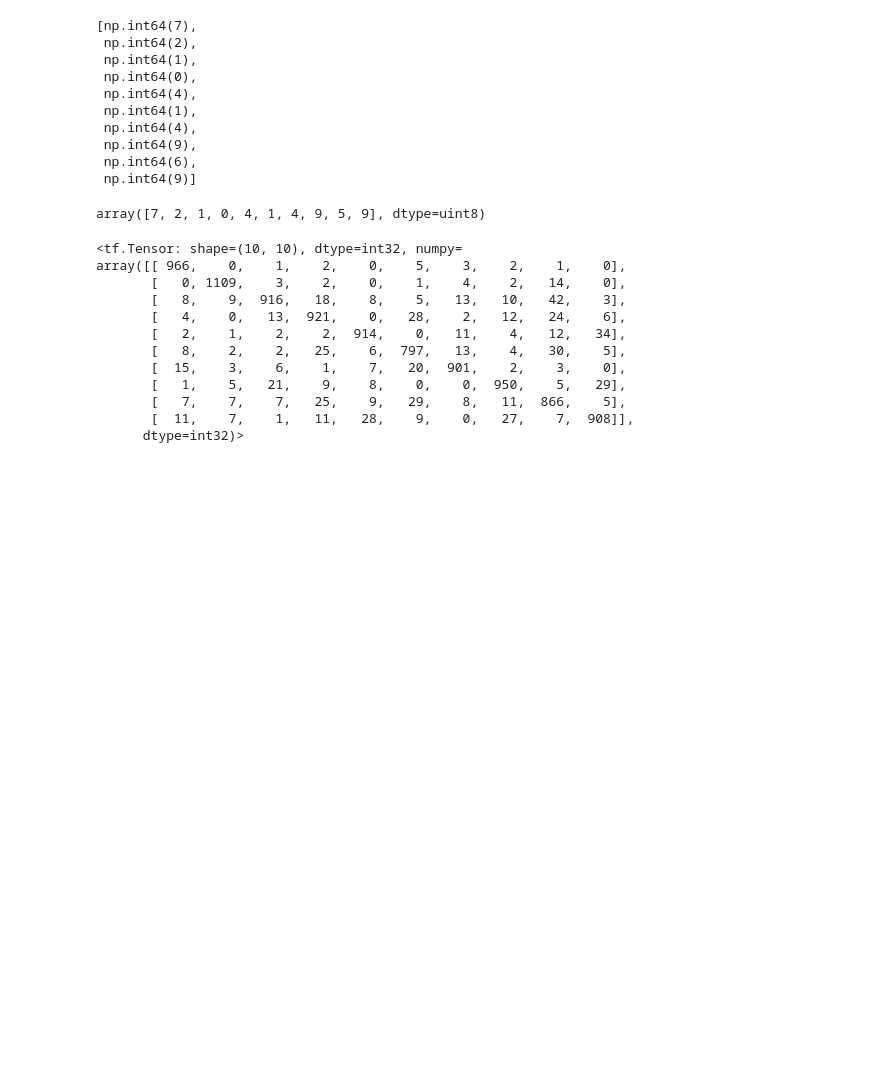
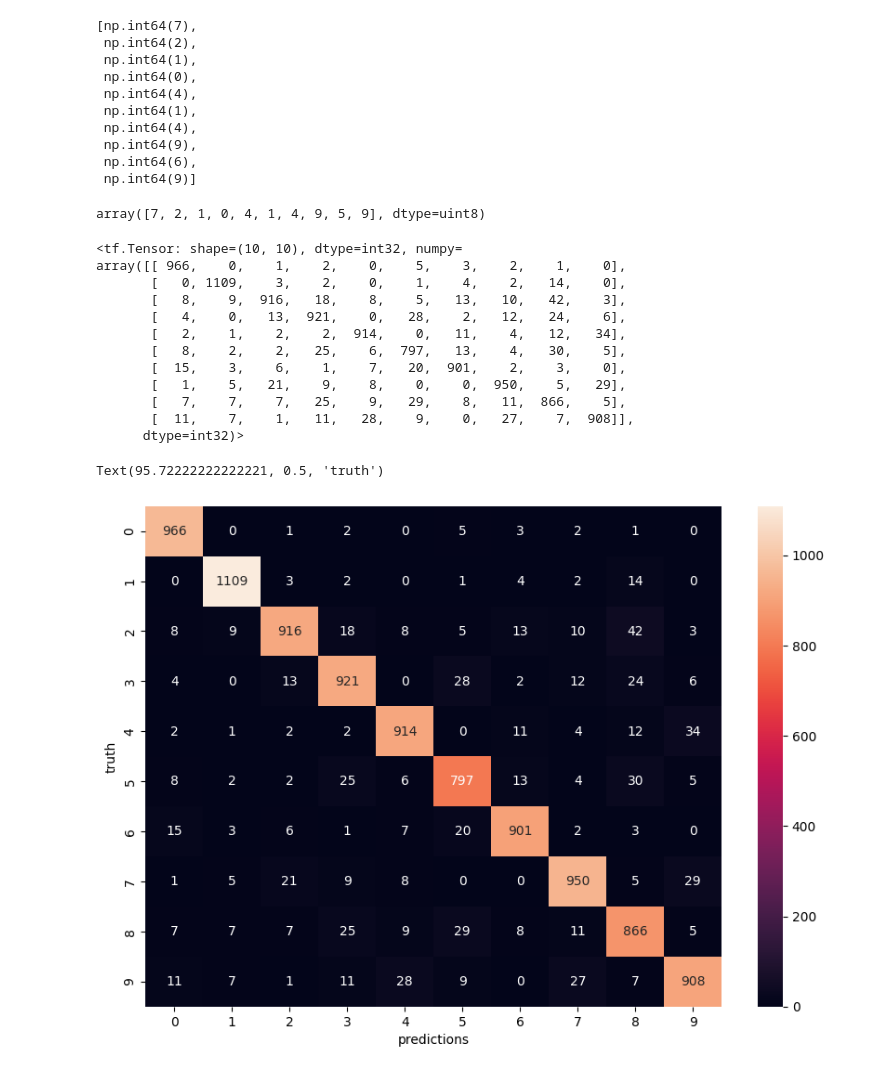
Before and after one commit to cmd-cosmos/ml-algorithms, a Jupyter notebook: Feature-Engineering/SLP-mnist.ipynb, the cells around one changed output. Saved outputs shown, nothing was run; the diff lists cells and outputs as text; code cells hidden in the pictures; blank space fills up the shorter version.

```diff
--- a/Feature-Engineering/neural-net.ipynb
+++ b/Feature-Engineering/SLP-mnist.ipynb
@@ -257,3 +263,11 @@ array([[ 966,    0,    1,    2,    0,    5,    3,    2,    1,    0],
        [   7,    7,    7,   25,    9,   29,    8,   11,  866,    5],
        [  11,    7,    1,   11,   28,    9,    0,   27,    7,  908]],
       dtype=int32)>
+# %%
+plt.figure(figsize=(10,7),)
+sns.heatmap(conf, annot=True, fmt='d')
+plt.xlabel('predictions')
+plt.ylabel('truth')
+# %% [output]
+Text(95.72222222222221, 0.5, 'truth')
+[figure, added]
```
Also changed, not shown: parts of 1 cell of this notebook.
